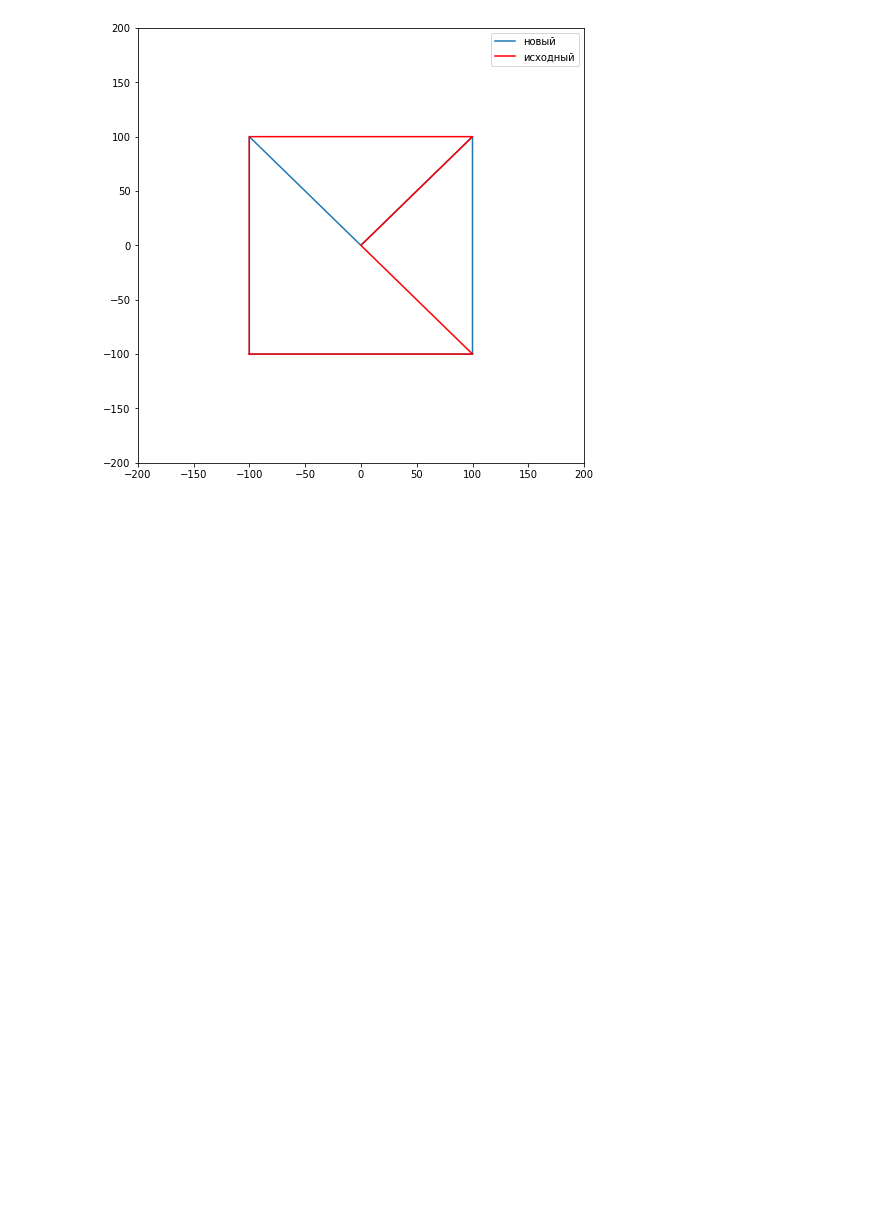
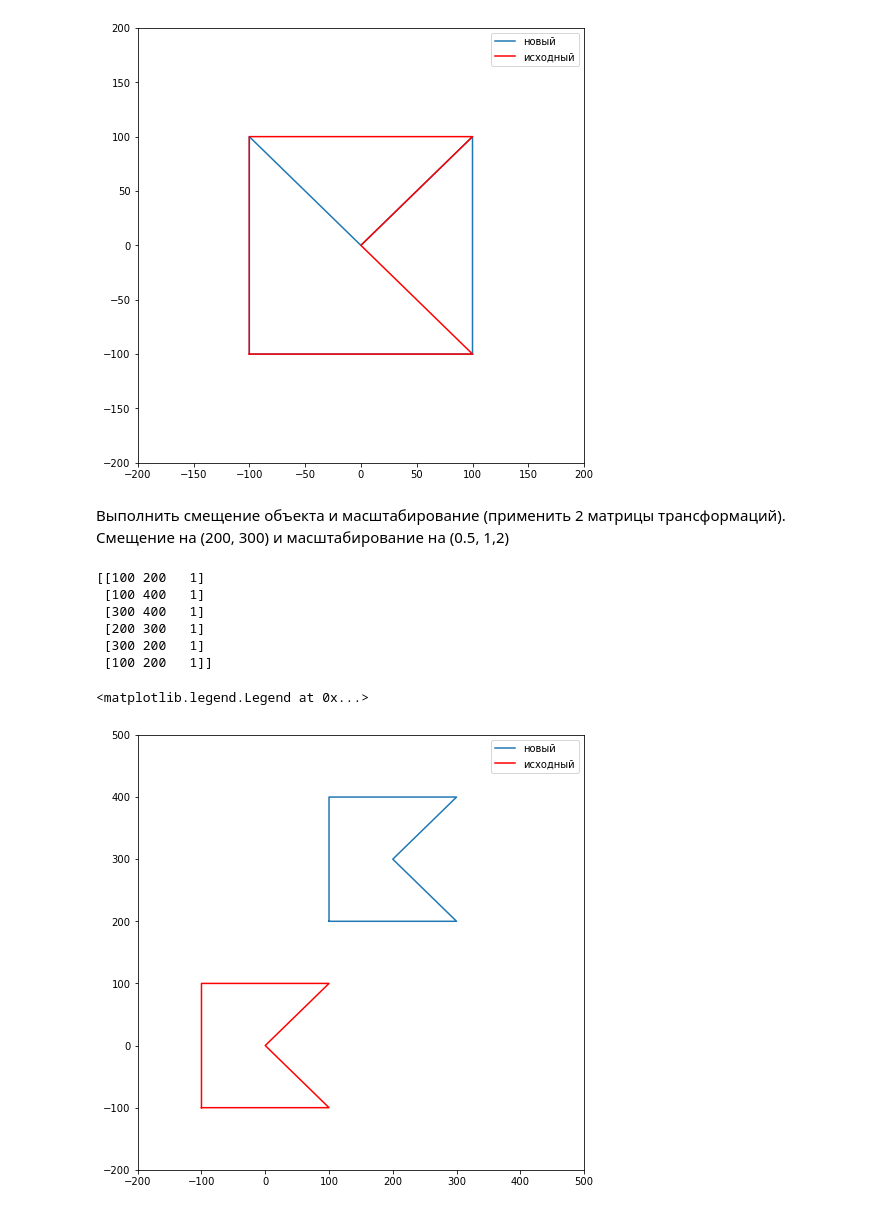
Before and after one commit to DinaraFigurova/Python_homeworks, a Jupyter notebook: 2_m_Matrix_Dinara_Figurova.ipynb, the cells around one changed output. Drawn from its saved outputs; the diff is of its cells as text; code cells hidden in the pictures; blank space fills up the shorter version.

```diff
--- a/2_m_Matrix_Dinara_Figurova.ipynb
+++ b/2_m_Matrix_Dinara_Figurova.ipynb
@@ -199,3 +196,31 @@ plt.legend(['новый', 'исходный'])
 # %% [output]
 <matplotlib.legend.Legend at 0x...>
 [figure]
+# %% [markdown]
+Выполнить смещение объекта и масштабирование (применить 2 матрицы трансформаций). Смещение на (200, 300) и масштабирование на (0.5, 1,2)
+# %%
+B = A + [200,300, 0]
+print(B)
+# %% [output]
+[[100 200   1]
+ [100 400   1]
+ [300 400   1]
+ [200 300   1]
+ [300 200   1]
+ [100 200   1]]
+# %%
+plt.figure(
+    figsize=(8, 8),
+    )
+x = B[:,0]
+y = B[:,1]
+plt.plot(x, y)
+x = A[:,0]
+y = A[:,1]
+plt.plot(x, y, color='r')
+plt.ylim([-200, 500])
+plt.xlim([-200, 500])
+plt.legend(['новый', 'исходный'])
+# %% [output]
+<matplotlib.legend.Legend at 0x...>
+[figure, added]
```
Also changed, not shown: parts of 4 cells of this notebook.
